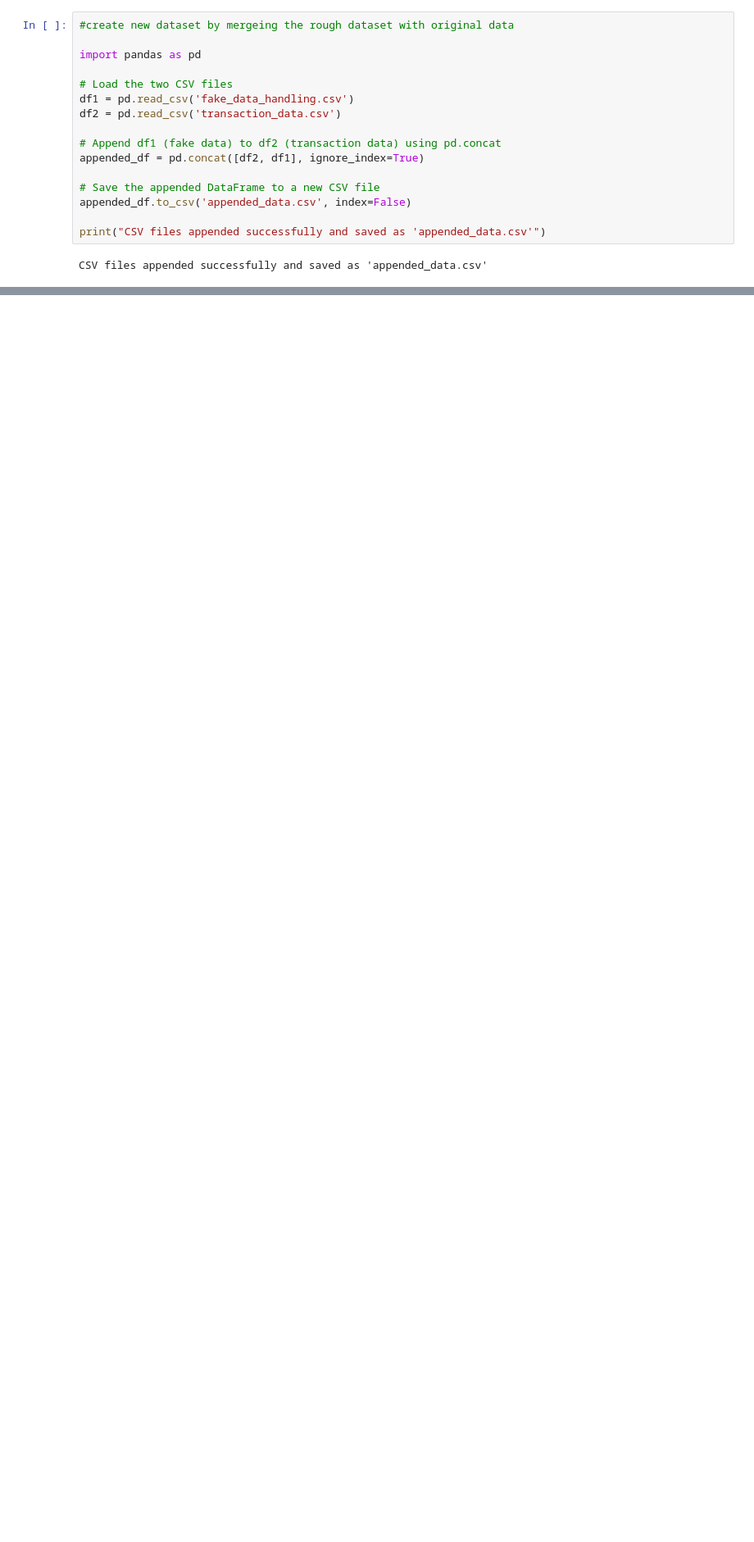
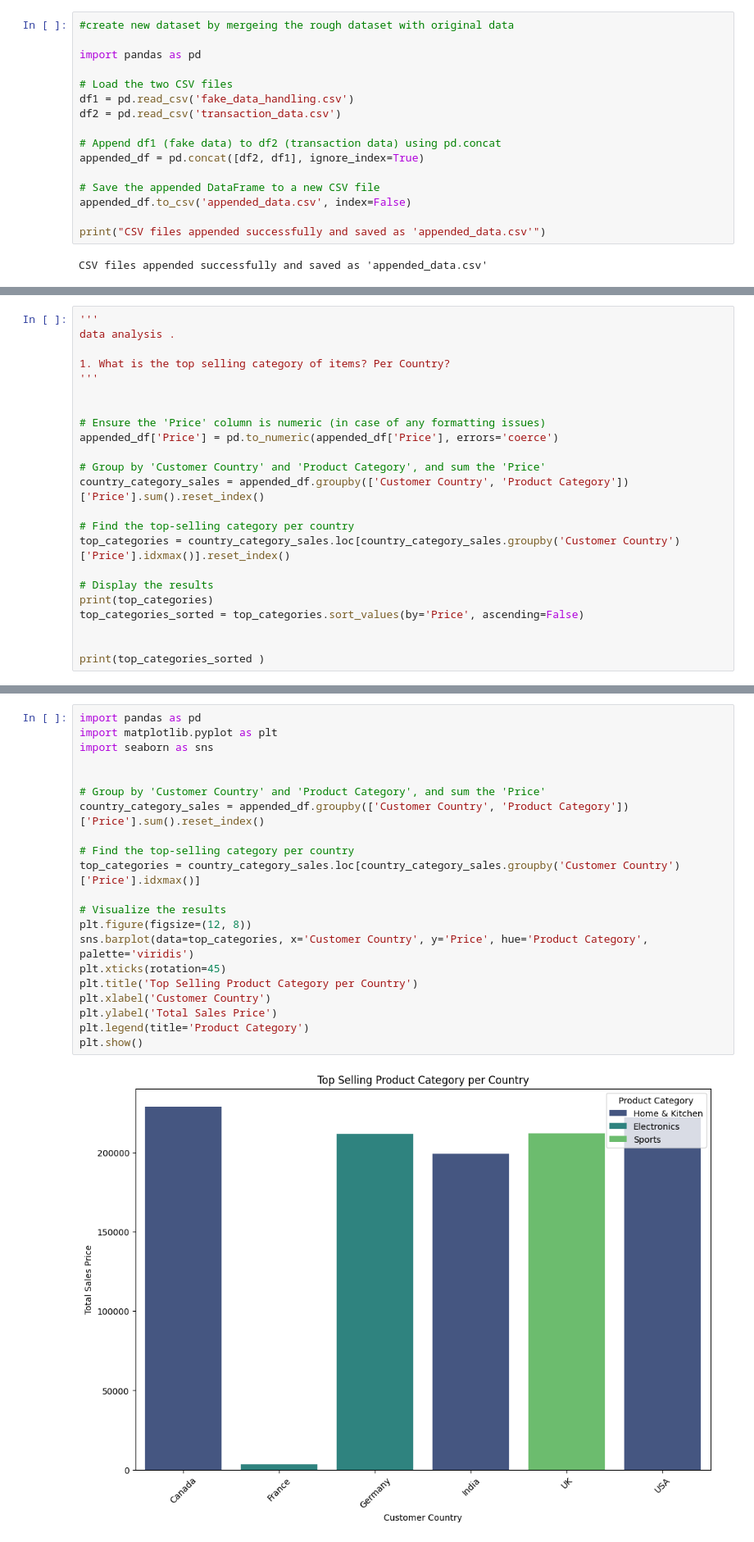
Before and after one commit to Manoj797/Revature_p1, a Jupyter notebook: dataanalysis.ipynb, the cells around one changed output, grey strips where cells are left out. Shown at 82% size. Saved outputs shown, nothing was run; the diff lists cells and outputs as text; blank space fills up the shorter version.

Commit message:
Performed Data Analysis and visualization

```diff
--- a/dataanalysis.ipynb
+++ b/dataanalysis.ipynb
@@ -320,0 +374,23 @@ CSV files appended successfully and saved as 'appended_data.csv'
+# %%
+'''
+data analysis .
+
+1. What is the top selling category of items? Per Country?
+'''
+
+
+# Ensure the 'Price' column is numeric (in case of any formatting issues)
+appended_df['Price'] = pd.to_numeric(appended_df['Price'], errors='coerce')
+
+# Group by 'Customer Country' and 'Product Category', and sum the 'Price'
+country_category_sales = appended_df.groupby(['Customer Country', 'Product Category'])['Price'].sum().reset_index()
+
+# Find the top-selling category per country
+top_categories = country_category_sales.loc[country_category_sales.groupby('Customer Country')['Price'].idxmax()].reset_index()
+
+# Display the results
+print(top_categories)
+top_categories_sorted = top_categories.sort_values(by='Price', ascending=False)
+
+
+print(top_categories_sorted )
@@ -320,0 +412,23 @@ CSV files appended successfully and saved as 'appended_data.csv'
+# %%
+import pandas as pd
+import matplotlib.pyplot as plt
+import seaborn as sns
+
+
+# Group by 'Customer Country' and 'Product Category', and sum the 'Price'
+country_category_sales = appended_df.groupby(['Customer Country', 'Product Category'])['Price'].sum().reset_index()
+
+# Find the top-selling category per country
+top_categories = country_category_sales.loc[country_category_sales.groupby('Customer Country')['Price'].idxmax()]
+
+# Visualize the results
+plt.figure(figsize=(12, 8))
+sns.barplot(data=top_categories, x='Customer Country', y='Price', hue='Product Category', palette='viridis')
+plt.xticks(rotation=45)
+plt.title('Top Selling Product Category per Country')
+plt.xlabel('Customer Country')
+plt.ylabel('Total Sales Price')
+plt.legend(title='Product Category')
+plt.show()
+# %% [output]
+[figure, added]
```
Also changed, not shown: parts of 12 cells of this notebook.
